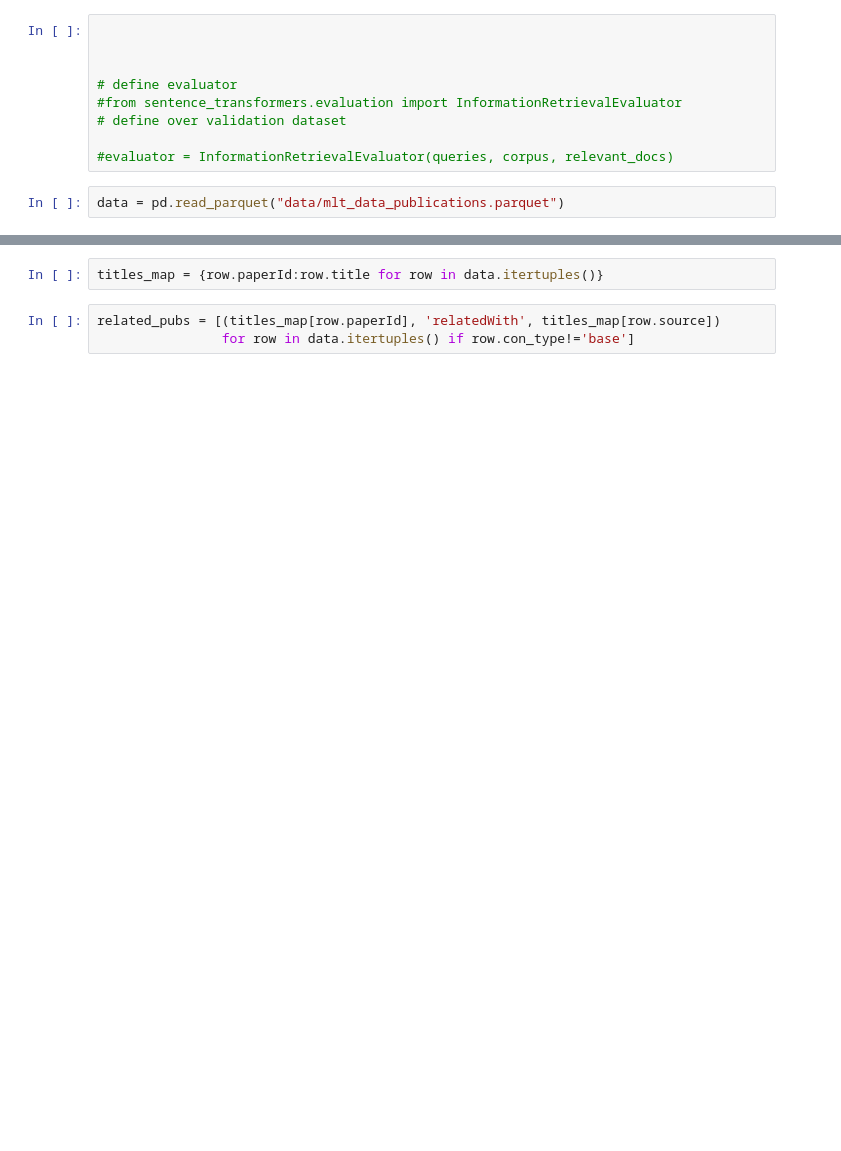
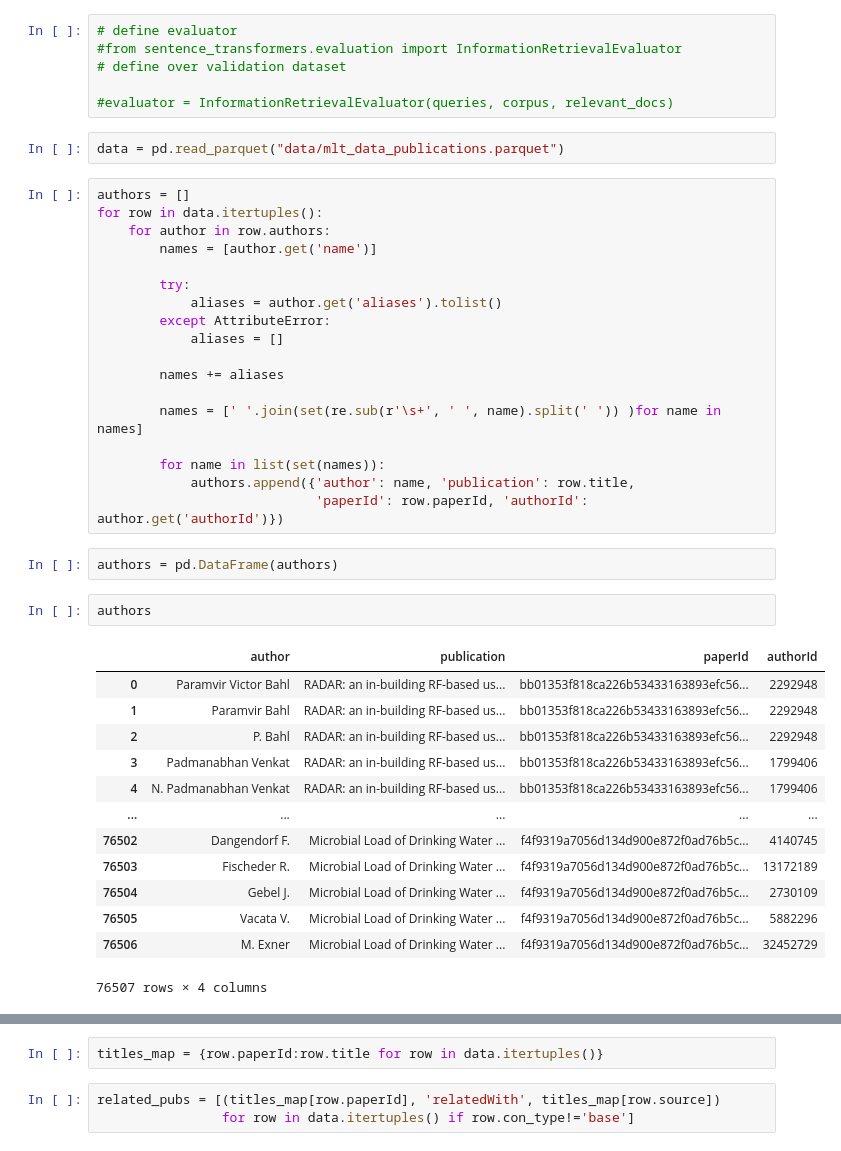
Before and after one commit to rulas99/mlt_project, a Jupyter notebook: model.ipynb, the cells around one changed output, grey strips where cells are left out. Saved outputs shown, nothing was run; the diff lists cells and outputs as text; blank space fills up the shorter version.

```diff
--- a/model.ipynb
+++ b/model.ipynb
@@ -56,7 +203,4 @@ loss = losses.MultipleNegativesRankingLoss(sentence_model)
 # %%
-
-
-
 # define evaluator
 #from sentence_transformers.evaluation import InformationRetrievalEvaluator
 # define over validation dataset
@@ -64,3 +208,39 @@ loss = losses.MultipleNegativesRankingLoss(sentence_model)
 #evaluator = InformationRetrievalEvaluator(queries, corpus, relevant_docs)
 # %%
 data = pd.read_parquet("data/mlt_data_publications.parquet")
+# %%
+authors = []
+for row in data.itertuples():
+    for author in row.authors:
+        names = [author.get('name')]
+
+        try:
+            aliases = author.get('aliases').tolist()
+        except AttributeError:
+            aliases = []
+
+        names += aliases
+
+        names = [' '.join(set(re.sub(r'\s+', ' ', name).split(' ')) )for name in names]
+
+        for name in list(set(names)):
+            authors.append({'author': name, 'publication': row.title,
+                            'paperId': row.paperId, 'authorId': author.get('authorId')})
+# %%
+authors = pd.DataFrame(authors)
+# %%
+authors
+# %% [output]
+|  | author | publication | paperId | authorId |
+| 0 | Paramvir Victor Bahl | RADAR: an in-building RF-based us... | bb01353f818ca226b53433163893efc56... | 2292948 |
+| 1 | Paramvir Bahl | RADAR: an in-building RF-based us... | bb01353f818ca226b53433163893efc56... | 2292948 |
+| 2 | P. Bahl | RADAR: an in-building RF-based us... | bb01353f818ca226b53433163893efc56... | 2292948 |
+| 3 | Padmanabhan Venkat | RADAR: an in-building RF-based us... | bb01353f818ca226b53433163893efc56... | 1799406 |
+| 4 | N. Padmanabhan Venkat | RADAR: an in-building RF-based us... | bb01353f818ca226b53433163893efc56... | 1799406 |
+| ... | ... | ... | ... | ... |
+| 76502 | Dangendorf F. | Microbial Load of Drinking Water ... | f4f9319a7056d134d900e872f0ad76b5c... | 4140745 |
+| 76503 | Fischeder R. | Microbial Load of Drinking Water ... | f4f9319a7056d134d900e872f0ad76b5c... | 13172189 |
+| 76504 | Gebel J. | Microbial Load of Drinking Water ... | f4f9319a7056d134d900e872f0ad76b5c... | 2730109 |
+| 76505 | Vacata V. | Microbial Load of Drinking Water ... | f4f9319a7056d134d900e872f0ad76b5c... | 5882296 |
+| 76506 | M. Exner | Microbial Load of Drinking Water ... | f4f9319a7056d134d900e872f0ad76b5c... | 32452729 |
+76507 rows × 4 columns
```
Also changed, not shown: parts of 23 cells of this notebook.
